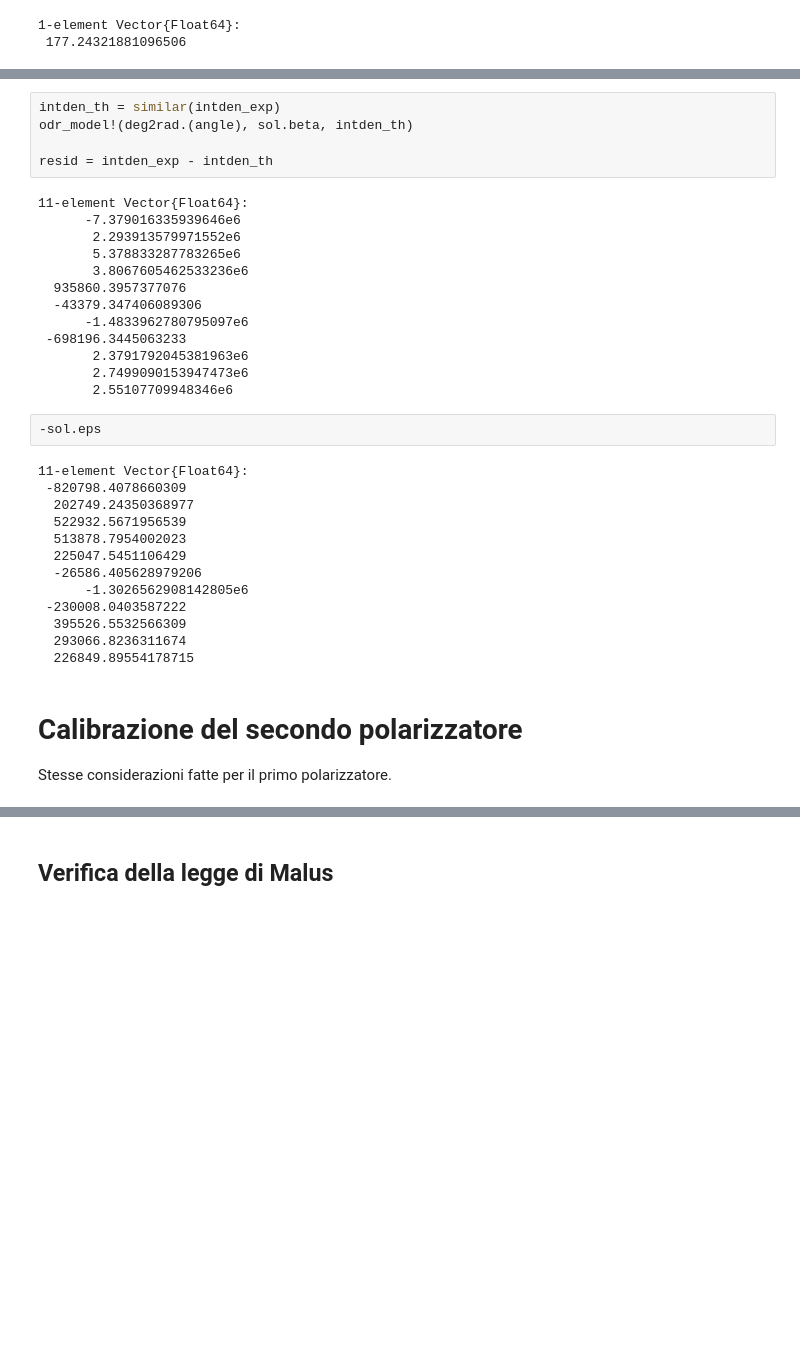
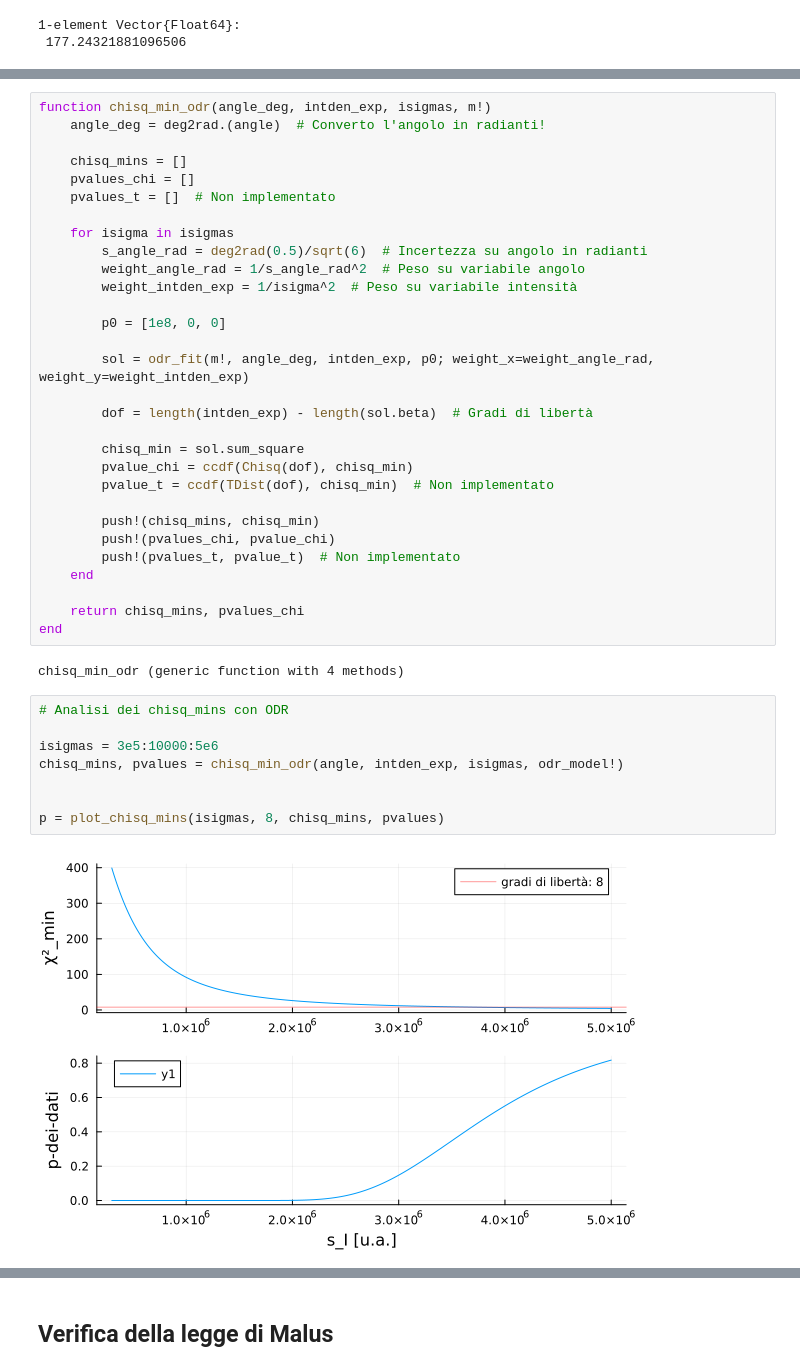
Before and after one commit to marcovianello5/es2_diffrazione, a Jupyter notebook: analisi.ipynb, the cells around one changed output, grey strips where cells are left out. Drawn from its saved outputs; the diff is of its cells as text; blank space fills up the shorter version.

```diff
--- a/analisi.ipynb
+++ b/analisi.ipynb
@@ -278,37 +394,42 @@ critico = quantile(Chisq(df), 1 - 0.05) = 15.50731305586545
-# %%
-intden_th = similar(intden_exp)
-odr_model!(deg2rad.(angle), sol.beta, intden_th)
-
-resid = intden_exp - intden_th
-# %% [output]
-11-element Vector{Float64}:
-      -7.379016335939646e6
-       2.293913579971552e6
-       5.378833287783265e6
-       3.8067605462533236e6
-  935860.3957377076
-  -43379.347406089306
-      -1.4833962780795097e6
- -698196.3445063233
-       2.3791792045381963e6
-       2.7499090153947473e6
-       2.55107709948346e6
-# %%
--sol.eps
-# %% [output]
-11-element Vector{Float64}:
- -820798.4078660309
-  202749.24350368977
-  522932.5671956539
-  513878.7954002023
-  225047.5451106429
-  -26586.405628979206
-      -1.3026562908142805e6
- -230008.0403587222
-  395526.5532566309
-  293066.8236311674
-  226849.89554178715
-# %% [markdown]
-# Calibrazione del secondo polarizzatore
-
-Stesse considerazioni fatte per il primo polarizzatore.
+# %%
+function chisq_min_odr(angle_deg, intden_exp, isigmas, m!)
+    angle_deg = deg2rad.(angle)  # Converto l'angolo in radianti!
+
+    chisq_mins = []
+    pvalues_chi = []
+    pvalues_t = []  # Non implementato
+
+    for isigma in isigmas
+        s_angle_rad = deg2rad(0.5)/sqrt(6)  # Incertezza su angolo in radianti
+        weight_angle_rad = 1/s_angle_rad^2  # Peso su variabile angolo
+        weight_intden_exp = 1/isigma^2  # Peso su variabile intensità
+
+        p0 = [1e8, 0, 0]
+
+        sol = odr_fit(m!, angle_deg, intden_exp, p0; weight_x=weight_angle_rad, weight_y=weight_intden_exp)
+
+        dof = length(intden_exp) - length(sol.beta)  # Gradi di libertà
+
+        chisq_min = sol.sum_square
+        pvalue_chi = ccdf(Chisq(dof), chisq_min)
+        pvalue_t = ccdf(TDist(dof), chisq_min)  # Non implementato
+
+        push!(chisq_mins, chisq_min)
+        push!(pvalues_chi, pvalue_chi)
+        push!(pvalues_t, pvalue_t)  # Non implementato
+    end
+
+    return chisq_mins, pvalues_chi
+end
+# %% [output]
+chisq_min_odr (generic function with 4 methods)
+# %%
+# Analisi dei chisq_mins con ODR
+
+isigmas = 3e5:10000:5e6
+chisq_mins, pvalues = chisq_min_odr(angle, intden_exp, isigmas, odr_model!)
+
+
+p = plot_chisq_mins(isigmas, 8, chisq_mins, pvalues)
+# %% [output]
+[figure, added]
```
Also changed, not shown: parts of 27 cells of this notebook, 29 other files.
